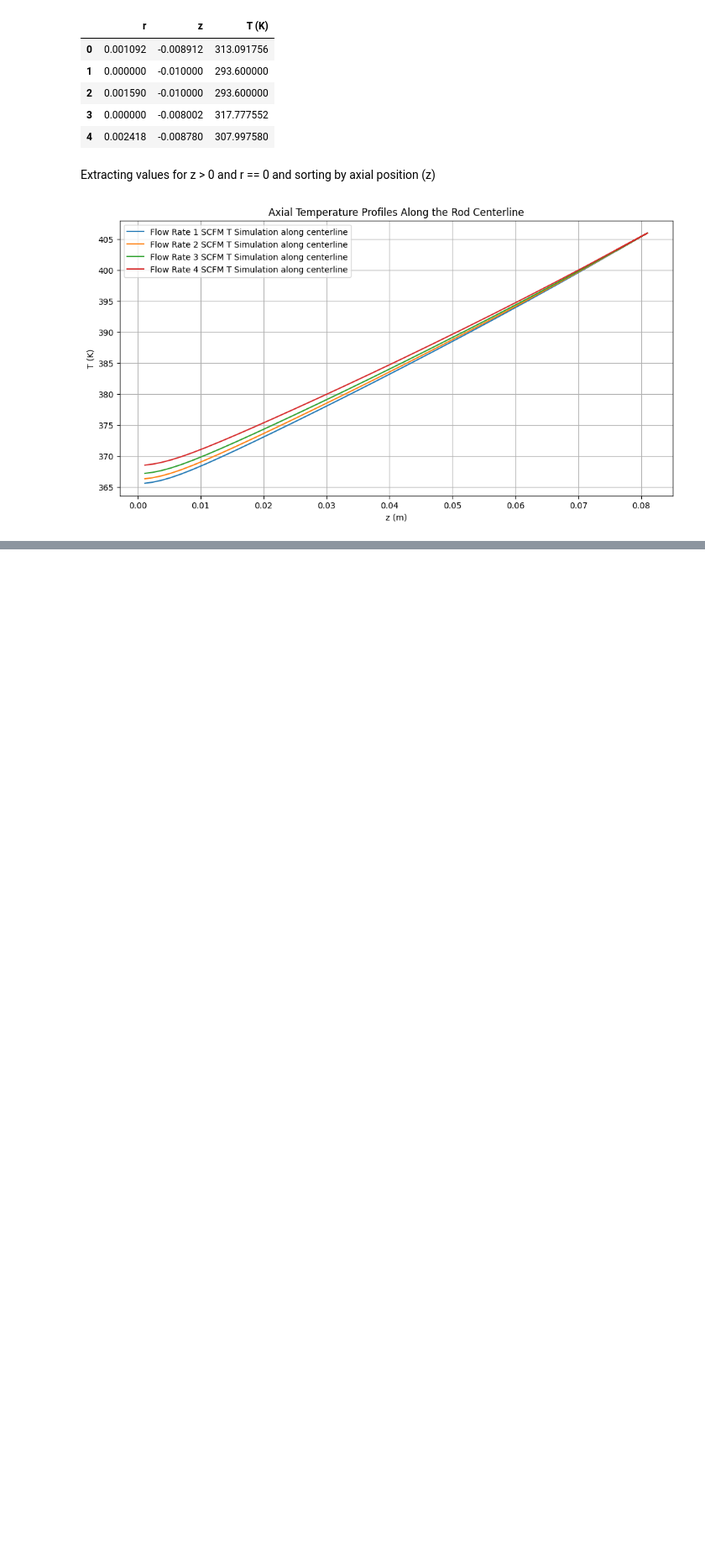
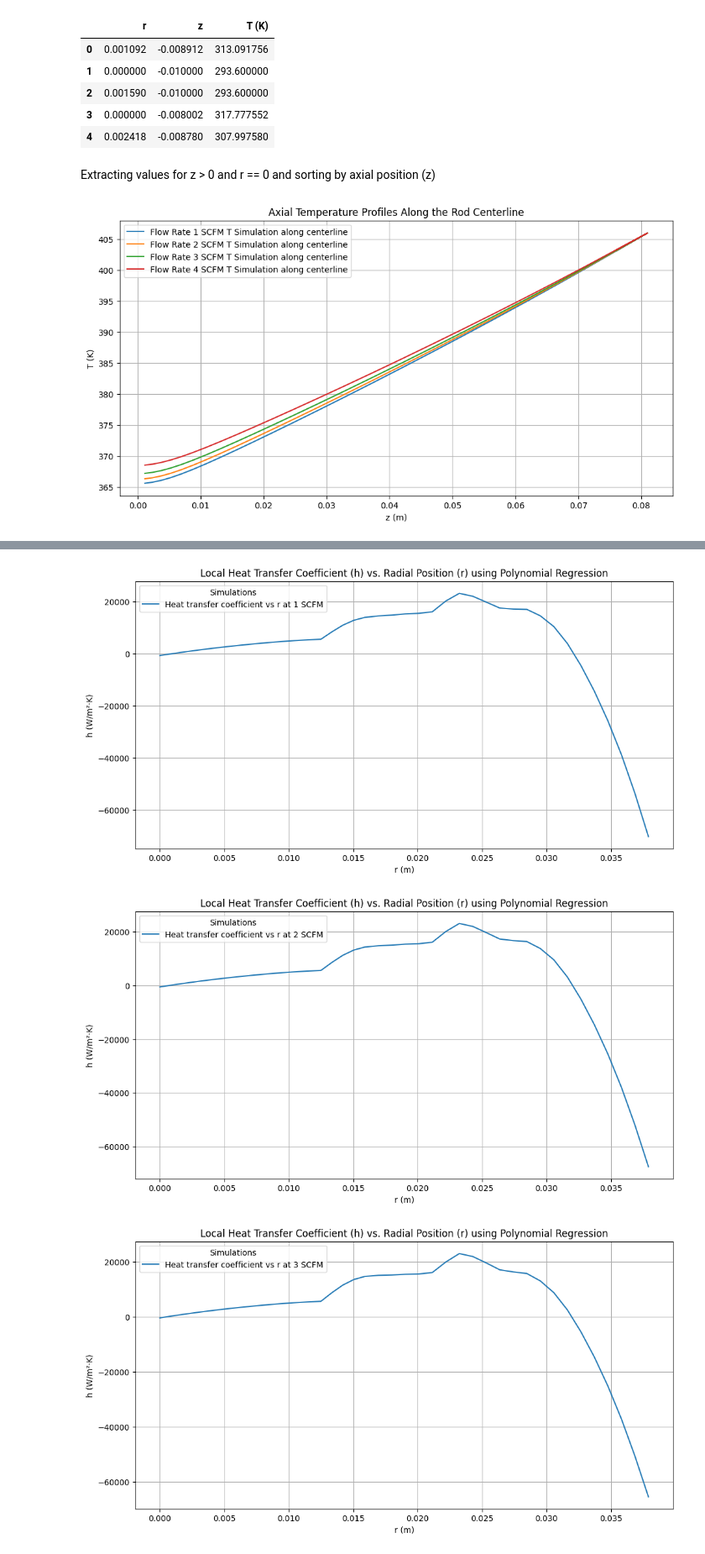
Before and after one commit to rahilisashaik/cbe154, a Jupyter notebook: heat-transfer-2/HT_data_analysis.ipynb, the cells around one changed output, grey strips where cells are left out. Shown at 84% size. Saved outputs shown, nothing was run; the diff lists cells and outputs as text; code cells hidden in the pictures; blank space fills up the shorter version.

```diff
--- a/heat-transfer-2/HT_data_analysis.ipynb
+++ b/heat-transfer-2/HT_data_analysis.ipynb
@@ -438,0 +525,33 @@ plt.show()
+# %%
+simulation_dfs = [df_sim_1, df_sim_2, df_sim_3, df_sim_4]
+rod_faces = {}
+poly_degree = 3  # update in testing
+
+for i, df in enumerate(simulation_dfs, start=1):
+    rod_face = df.query("z == 0").sort_values(by='r')
+    r_values = rod_face['r'].values
+    T_s = rod_face['T (K)'].values
+
+    poly_fit = Polynomial.fit(r_values, T_s, poly_degree)
+    poly_coeff = poly_fit.convert().coef
+
+    poly_derivative = Polynomial(poly_coeff).deriv()
+    dT_dr = poly_derivative(r_values)
+    h_r = [-k * dT_dr[j] / (T_s[j] - T_e) for j in range(len(T_s))]
+
+    rod_faces[f'rod_face_{i}'] = {'r': r_values, 'h_r': h_r}
+# %%
+for name, data in rod_faces.items():
+    plt.figure(figsize=(12, 6))
+    plt.plot(data['r'], data['h_r'], label= "Heat transfer coefficient vs r at " + name.split('_')[2] + " SCFM" )
+
+    plt.xlabel('r (m)')
+    plt.ylabel('h (W/m²·K)')
+    plt.title('Local Heat Transfer Coefficient (h) vs. Radial Position (r) using Polynomial Regression')
+    plt.legend(title="Simulations")
+    plt.grid(True)
+    plt.show()
+# %% [output]
+[figure, added]
+[figure, added]
+[figure, added]
```
Also changed, not shown: parts of 20 cells of this notebook.
